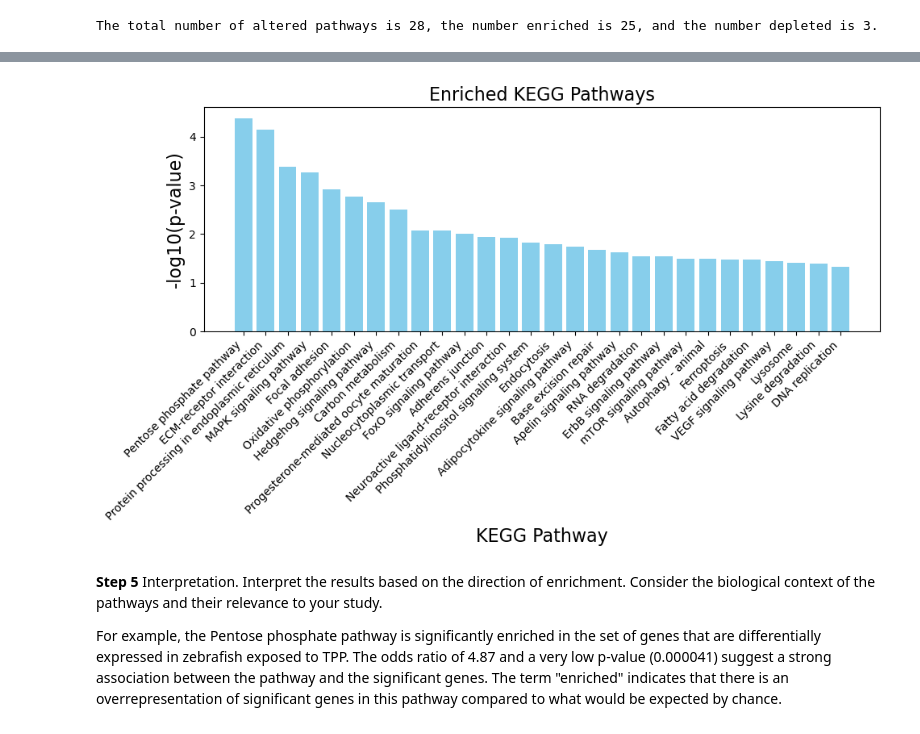
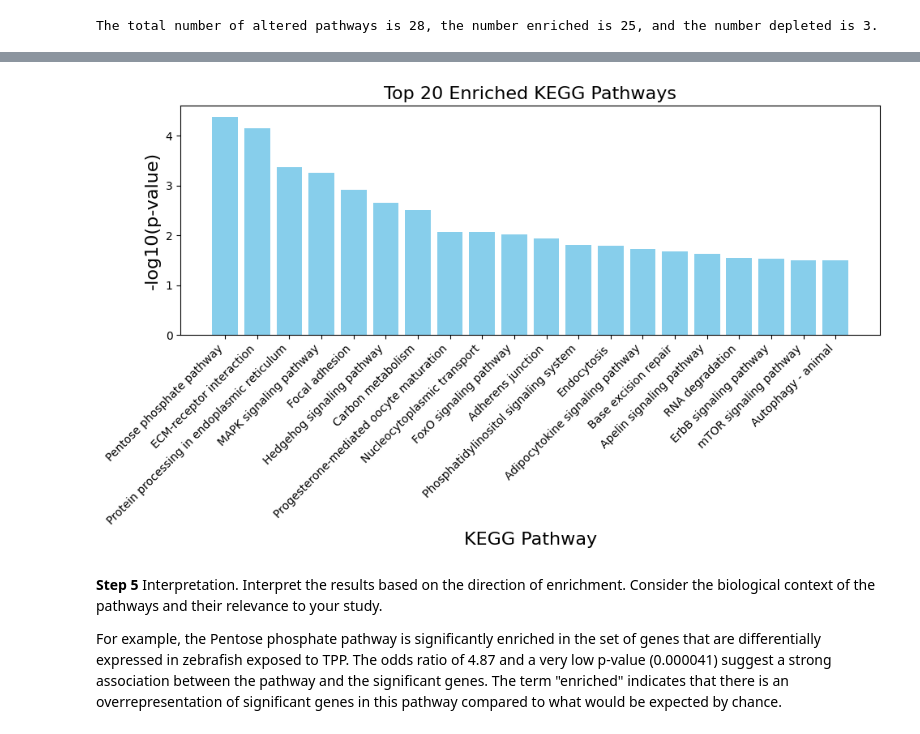
Before and after one commit to sdsucomptox/danrerlib, a Jupyter notebook: sphinx/tutorials/funcional_enrichment.ipynb, the cells around one changed output, grey strips where cells are left out. Drawn from its saved outputs; the diff is of its cells as text; code cells hidden in the pictures.

```diff
--- a/sphinx/tutorials/funcional_enrichment.ipynb
+++ b/sphinx/tutorials/funcional_enrichment.ipynb
@@ -342,21 +345,16 @@ result.head(5)
 | 2 | KEGG Pathway | dre04141 | Protein processing in endoplasmic... | 190 | 54 | ... |
 | 3 | KEGG Pathway | dre04010 | MAPK signaling pathway | 377 | 95 | ... |
 | 4 | KEGG Pathway | dre04510 | Focal adhesion | 264 | 69 | ... |
-# %%
-# create a bar chart to visualize the enriched results
-enriched_results = result[result['Direction'] == 'enriched']
-
-# Create a bar plot
-plt.figure(figsize=(10, 6))
-plt.bar(result['Concept Name'], -np.log10(result['P-value']), color='skyblue')
-plt.xlabel('KEGG Pathway', fontsize=16)
-plt.ylabel('-log10(p-value)', fontsize=16)
-plt.title('Enriched KEGG Pathways', fontsize=16)
-plt.xticks(rotation=45, ha='right')
-plt.tight_layout()
-plt.show()
-# %% [output]
-[figure, removed]
+# %%
+# create a bar chart to visualize the enriched results
+enriched_results = result[result['Direction'] == 'enriched']
+
+enrichplots.bar_chart(enriched_results,
+                      title = 'Top 20 Enriched KEGG Pathways',
+                      xlab = 'KEGG Pathway',
+                      max_num_pathways=20)
+# %% [output]
+[figure, added]
 # %% [markdown]
 **Step 5** Interpretation. Interpret the results based on the direction of enrichment. Consider the biological context of the pathways and their relevance to your study.
 
```
Also changed, not shown: parts of 25 cells of this notebook, 4 other files.
